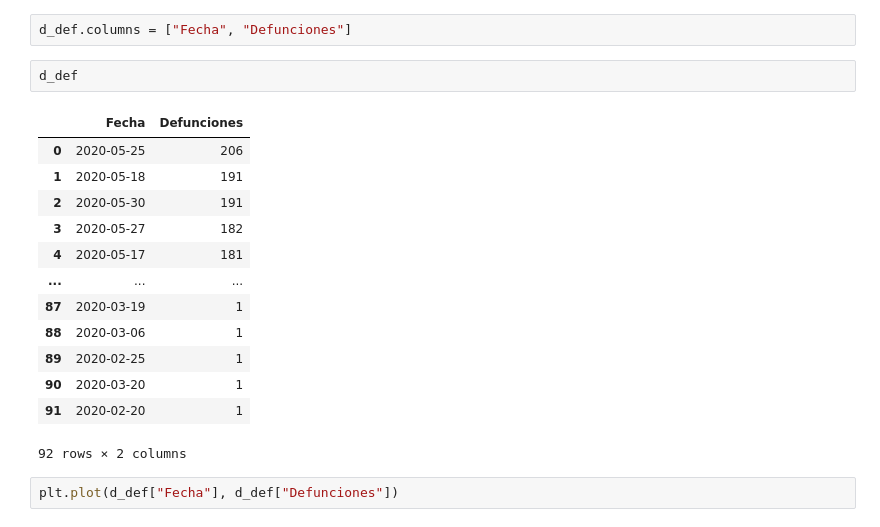
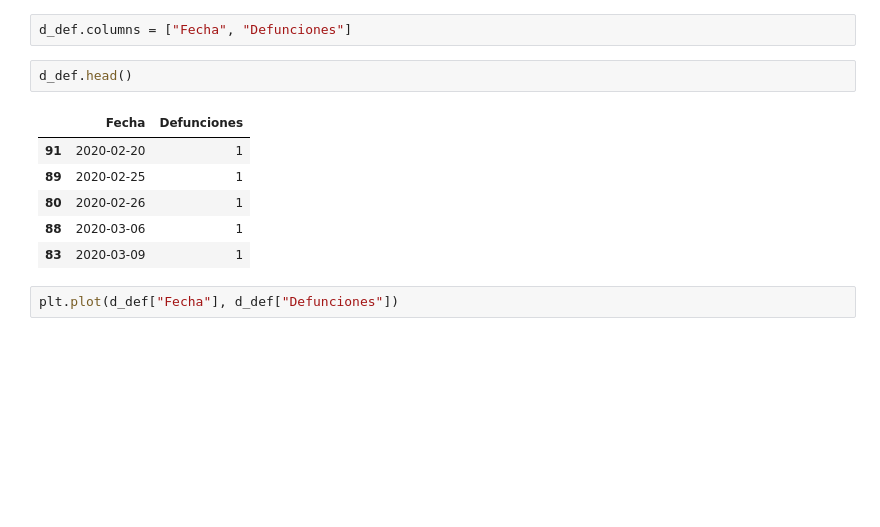
Before and after one commit to artthuro6/Covid-19, a Jupyter notebook: Diabetes covid.ipynb, the cells around one changed output. Drawn from its saved outputs; the diff is of its cells as text; blank space fills up the shorter version.

```diff
--- a/Diabetes covid.ipynb
+++ b/Diabetes covid.ipynb
@@ -316,21 +316,14 @@ d_def = d_def.reset_index()
 # %%
 d_def.columns = ["Fecha", "Defunciones"]
 # %%
-d_def
+d_def.head()
 # %% [output]
 |  | Fecha | Defunciones |
-| 0 | 2020-05-25 | 206 |
-| 1 | 2020-05-18 | 191 |
-| 2 | 2020-05-30 | 191 |
-| 3 | 2020-05-27 | 182 |
-| 4 | 2020-05-17 | 181 |
-| ... | ... | ... |
-| 87 | 2020-03-19 | 1 |
+| 91 | 2020-02-20 | 1 |
+| 89 | 2020-02-25 | 1 |
+| 80 | 2020-02-26 | 1 |
 | 88 | 2020-03-06 | 1 |
-| 89 | 2020-02-25 | 1 |
-| 90 | 2020-03-20 | 1 |
-| 91 | 2020-02-20 | 1 |
+| 83 | 2020-03-09 | 1 |
-92 rows × 2 columns
 # %%
 plt.plot(d_def["Fecha"], d_def["Defunciones"])
 # %% [output]
```
Also changed, not shown: parts of 1 cell of this notebook.
